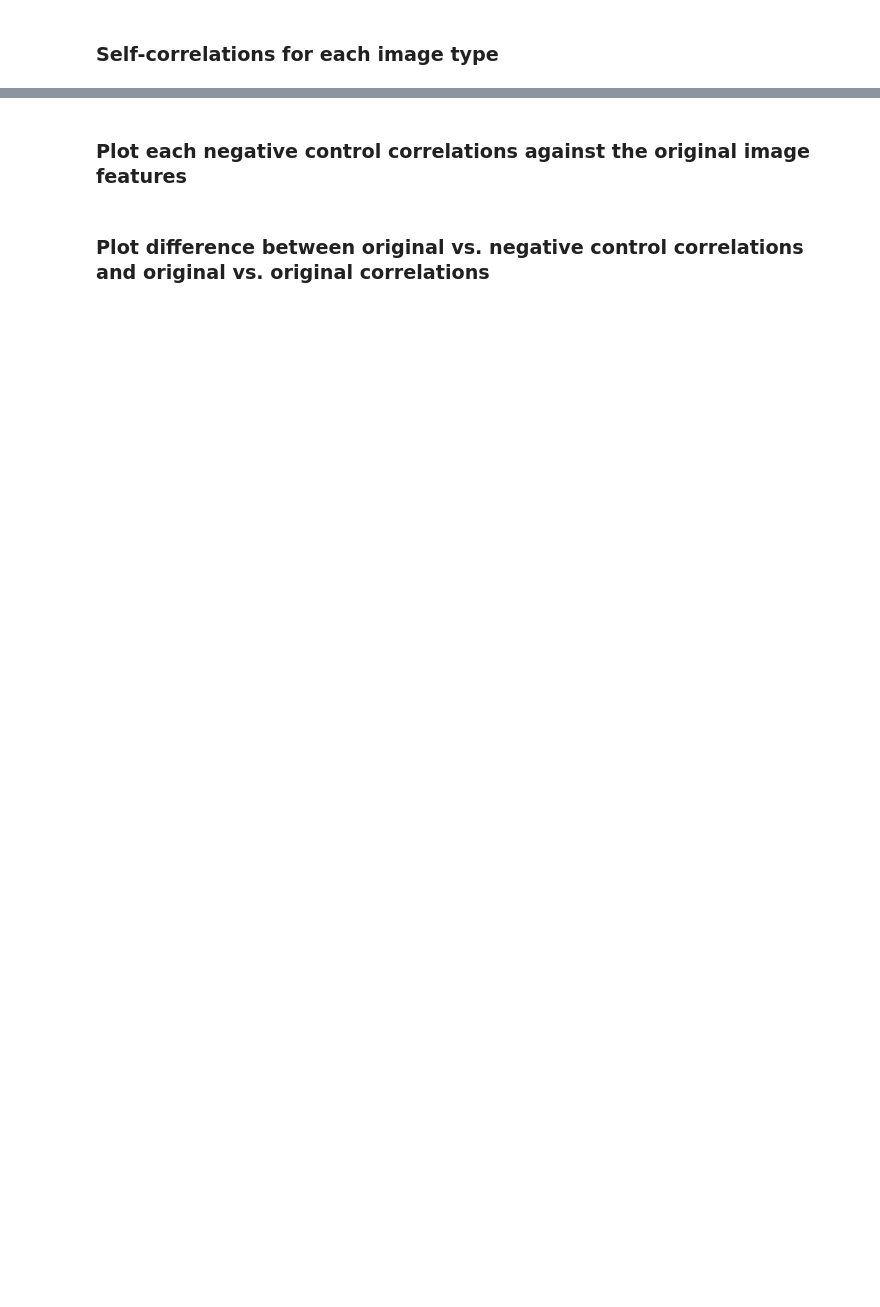
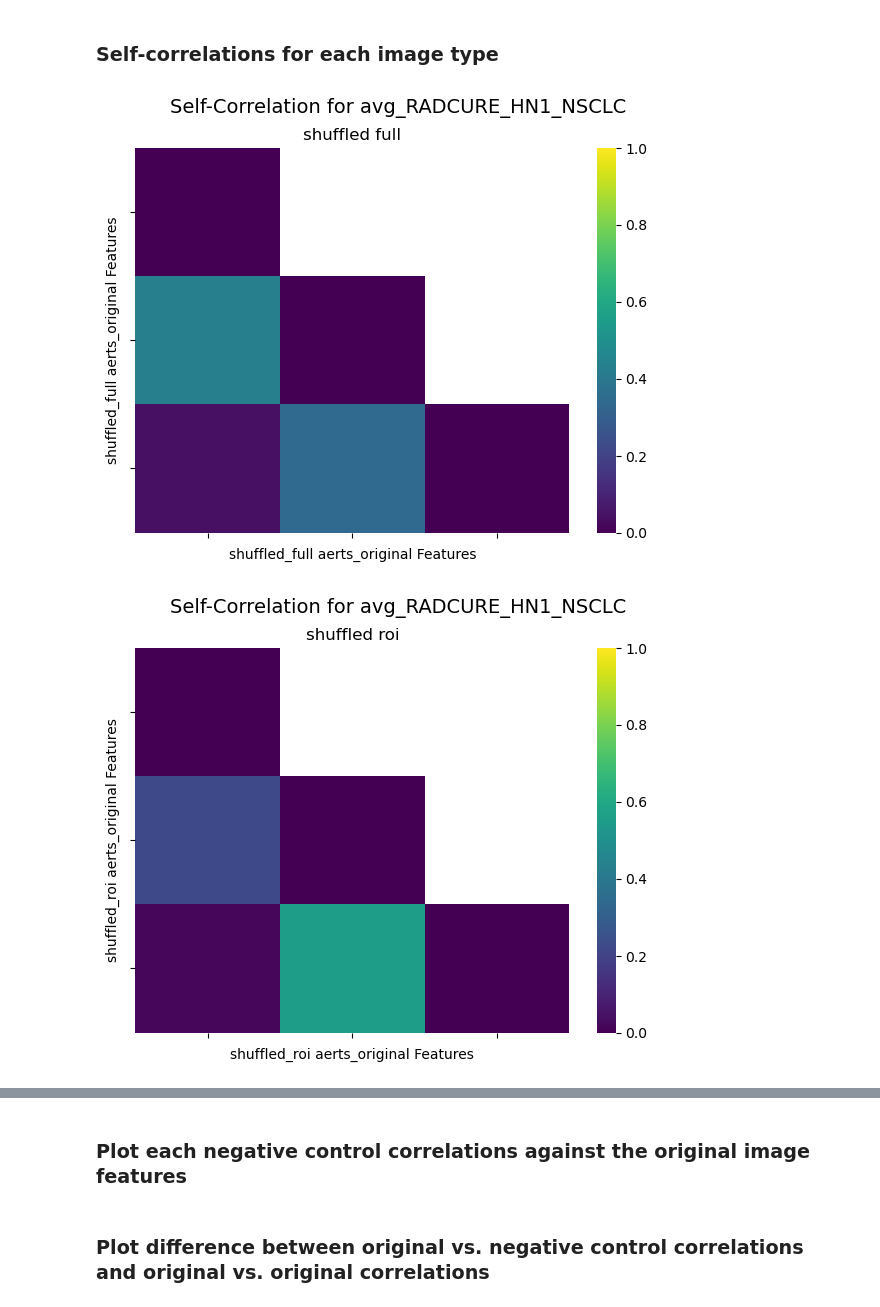
Before and after one commit to bhklab/readii_2_roqc, a Jupyter notebook: sandbox/dev/dev_correlate.ipynb, the cells around one changed output, grey strips where cells are left out. Drawn from its saved outputs; the diff is of its cells as text; code cells hidden in the pictures; blank space fills up the shorter version.

```diff
--- a/sandbox/dev/dev_correlate.ipynb
+++ b/sandbox/dev/dev_correlate.ipynb
@@ -61,6 +61,7 @@ def plotCorrelationHeatmap(correlation_matrix_df:pd.DataFrame,
                            title:str = "",
                            subtitle:str = "",
                            show_tick_labels:bool = False,
+                           show_ticks:bool = True,
                            vmin:float = -1.0,
                            vmax:float = 1.0
                            ) -> plt.Figure:
@@ -141,6 +142,10 @@ def plotCorrelationHeatmap(correlation_matrix_df:pd.DataFrame,
         # sec2 = corr_ax.secondary_xaxis(location=0)
         # sec2.set_xticks()
 
+    if not show_ticks:
+        corr_ax.set_xticks(ticks=[])
+        corr_ax.set_yticks(ticks=[])
+
     # Set axis labels
     corr_ax.set_xlabel(xlabel)
     corr_ax.set_ylabel(ylabel)
@@ -550,47 +553,76 @@ corr_type = "self"
 subset_keyword = 'original'
 correlation_method = "pearson"
 cmap = "viridis"
-signature = "Wavelet-HLH"
+signature = "aerts_original"
+absolute = True
 
+if signature:
+    signature_df = load_signature_config(signature_name)
 
+orig_corr_file = Path("correlation") / "self" / "pyradiomics" / "linear_all_images_features" / f"original_full_pearson.csv"
+original_radcure_correlations = pd.read_csv(dirs.RESULTS / "TCIA_RADCURE_windowed" / orig_corr_file, index_col=0)
+original_hn1_correlations = pd.read_csv(dirs.RESULTS / "TCIA_HEAD-NECK-RADIOMICS-HN1_windowed" / orig_corr_file, index_col=0)
+original_nsclc_correlations = pd.read_csv(dirs.RESULTS / "TCIA_NSCLC-Radiomics_windowed" / orig_corr_file, index_col=0)
+
+original_average_correlations = (original_radcure_correlations + original_hn1_correlations + original_nsclc_correlations) / 3
+
+self_corr_differences = {}
 for itype in image_type_iterator(dataset_config):
     image_type = "_".join(itype)
+    if image_type == "original_full":
+        continue
 
     corr_file = Path("correlation") / corr_type / "pyradiomics" / "linear_all_images_features" / f"{image_type}_pearson.csv"
 
     radcure_correlations = pd.read_csv(dirs.RESULTS / "TCIA_RADCURE_windowed" / corr_file, index_col=0)
     hn1_correlations = pd.read_csv(dirs.RESULTS / "TCIA_HEAD-NECK-RADIOMICS-HN1_windowed" / corr_file, index_col=0)
     nsclc_correlations = pd.read_csv(dirs.RESULTS / "TCIA_NSCLC-Radiomics_windowed" / corr_file, index_col=0)
 
     average_correlations = np.abs((radcure_correlations + hn1_correlations + nsclc_correlations) / 3)
 
-    avg_corr_subset = get_pattern_subset_features(average_correlations,
-                                                  x_subset_keyword = subset_keyword,
-                                                  y_subset_keyword = subset_keyword,
-                                                  include_volume = False,
-                                                  include_shape=True)
+    difference_correlations = average_correlations - original_average_correlations
 
-    self_corr_hm = plotCorrelationHeatmap(avg_corr_subset,
+    if absolute:
+        difference_correlations = np.abs(difference_correlations)
+        vmin = 0
+    else:
+        vmin = -1.0
+
+    if signature:
+        difference_correlations = difference_correlations.loc[signature_df.index, signature_df.index]
+
+    # avg_corr_subset = get_pattern_subset_features(average_correlations,
+    #                                               x_subset_keyword = subset_keyword,
+    #                                               y_subset_keyword = subset_keyword,
+    #                                               include_volume = False,
+    #                                               include_shape=True)
+
+    self_corr_hm = plotCorrelationHeatmap(difference_correlations,
                                           diagonal = True,
                                           triangle = "lower",
                                           cmap = cmap,
                                           xlabel = f'{image_type} {signature} Features',
                                           ylabel = f'{image_type} {signature} Features',
                                           title = f"{corr_type.capitalize()}-Correlation for {dataset}",
                                           subtitle = f"{' '.join(image_type.split('_'))}",
                                           show_tick_labels = False,
-                                          vmin = 0,
+                                          vmin = vmin,
                                           vmax = 1.0
                                           )
-    self_corr_hm.set_size_inches(12,10)
+    self_corr_hm.set_size_inches(7,5)
 
-    self_corr_hm = add_pyrad_feature_class_labels(self_corr_hm)
+    self_corr_differences[image_type] = difference_correlations.mean().mean()
+
+    # self_corr_hm = add_pyrad_feature_class_labels(self_corr_hm)
 
     # save_path = saveCorrelationHeatmap(self_corr_hm,
     #                                    correlation_directory = dirs.RESULTS / dataset / "visualization" / "feature_correlation" / corr_type / signature if signature else "",
     #                                    cmap = cmap,
     #                                    feature_types=[f'{image_type}'],
     #                                    correlation_type=correlation_method,
     #                                    overwrite = True)
 
     # plt.close()
+# %% [output]
+[figure, added]
+[figure, added]
```
Also changed, not shown: parts of 21 cells of this notebook.
